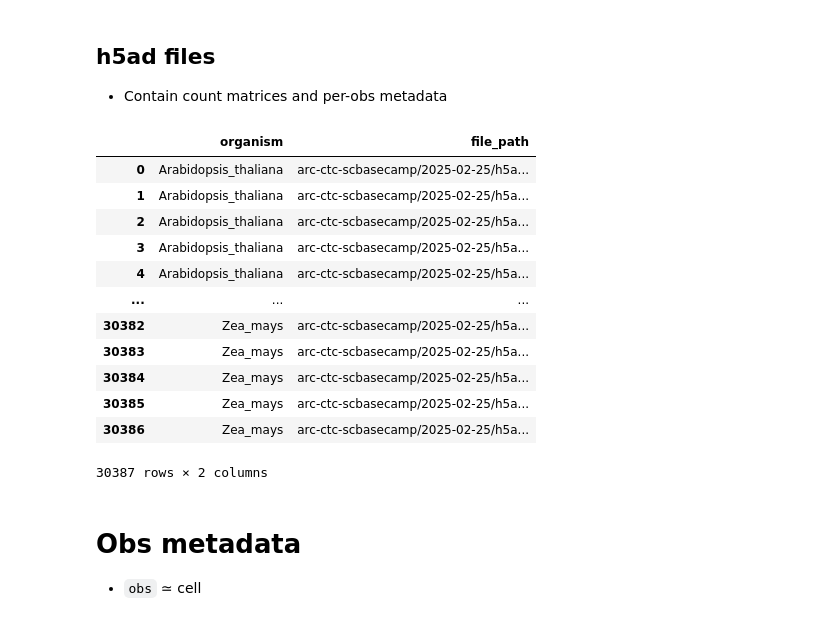
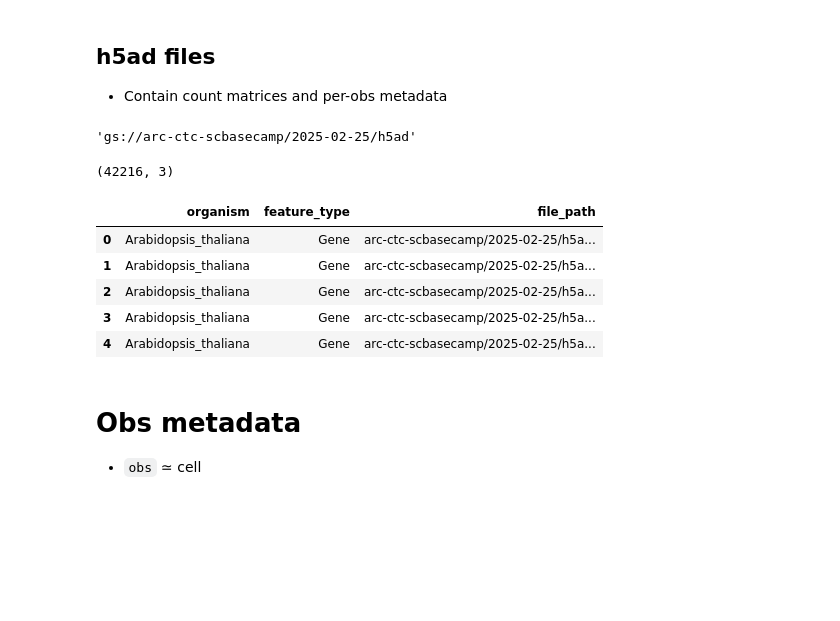
Before and after one commit to rdas-genesilico-ai/arc-virtual-cell-atlas-uv, a Jupyter notebook: scBaseCamp/tutorial-py.ipynb, the cells around one changed output. Drawn from its saved outputs; the diff is of its cells as text; code cells hidden in the pictures; blank space fills up the shorter version.

```diff
--- a/scBaseCamp/tutorial-py.ipynb
+++ b/scBaseCamp/tutorial-py.ipynb
@@ -108,33 +96,24 @@ obs_pq_files
 ## h5ad files
 
 * Contain count matrices and per-obs metadata
-# %%
-# List all files in the bucket
-all_files = fs.glob(os.path.join(gcp_base_path, "**"))
-
-# Filter files with the specified extension
-h5ad_files = [file for file in all_files if file.endswith(".h5ad.gz")]
-
-# Convert to dataframe: organism & file_path
-h5ad_files = pd.DataFrame(
-    [[os.path.basename(os.path.dirname(file)),file] for file in h5ad_files],
-    columns=["organism", "file_path"]
-)
-h5ad_files
-# %% [output]
-|  | organism | file_path |
-| 0 | Arabidopsis_thaliana | arc-ctc-scbasecamp/2025-02-25/h5a... |
-| 1 | Arabidopsis_thaliana | arc-ctc-scbasecamp/2025-02-25/h5a... |
-| 2 | Arabidopsis_thaliana | arc-ctc-scbasecamp/2025-02-25/h5a... |
-| 3 | Arabidopsis_thaliana | arc-ctc-scbasecamp/2025-02-25/h5a... |
-| 4 | Arabidopsis_thaliana | arc-ctc-scbasecamp/2025-02-25/h5a... |
-| ... | ... | ... |
-| 30382 | Zea_mays | arc-ctc-scbasecamp/2025-02-25/h5a... |
-| 30383 | Zea_mays | arc-ctc-scbasecamp/2025-02-25/h5a... |
-| 30384 | Zea_mays | arc-ctc-scbasecamp/2025-02-25/h5a... |
-| 30385 | Zea_mays | arc-ctc-scbasecamp/2025-02-25/h5a... |
-| 30386 | Zea_mays | arc-ctc-scbasecamp/2025-02-25/h5a... |
-30387 rows × 2 columns
+# %%
+gcs_path = os.path.join(gcs_base_path, "h5ad")
+gcs_path
+# %% [output]
+'gs://arc-ctc-scbasecamp/2025-02-25/h5ad'
+# %%
+# list files
+h5ad_files = get_parquet_files(gcs_path, endswith=".h5ad.gz")
+print(h5ad_files.shape)
+h5ad_files.head()
+# %% [output]
+(42216, 3)
+|  | organism | feature_type | file_path |
+| 0 | Arabidopsis_thaliana | Gene | arc-ctc-scbasecamp/2025-02-25/h5a... |
+| 1 | Arabidopsis_thaliana | Gene | arc-ctc-scbasecamp/2025-02-25/h5a... |
+| 2 | Arabidopsis_thaliana | Gene | arc-ctc-scbasecamp/2025-02-25/h5a... |
+| 3 | Arabidopsis_thaliana | Gene | arc-ctc-scbasecamp/2025-02-25/h5a... |
+| 4 | Arabidopsis_thaliana | Gene | arc-ctc-scbasecamp/2025-02-25/h5a... |
 # %% [markdown]
 # Obs metadata
 
```
Also changed, not shown: parts of 23 cells of this notebook, 5 other files.
